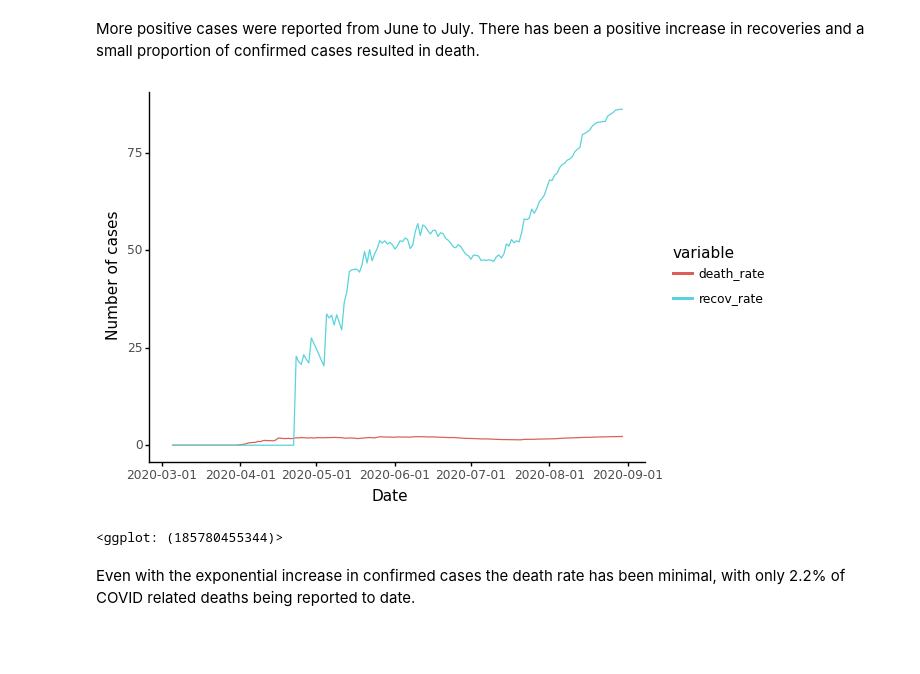
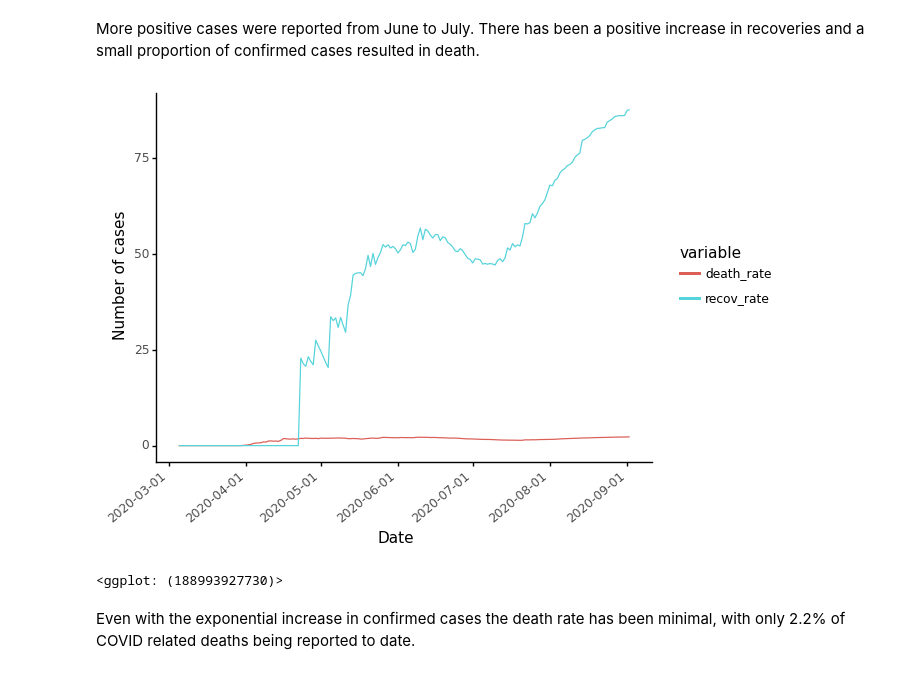
Before and after one commit to ZintleFaltein/Covid-modelling, a Jupyter notebook: Notebooks/Covid19_analysis.ipynb, the cells around one changed output. Saved outputs shown, nothing was run; the diff lists cells and outputs as text; code cells hidden in the pictures; blank space fills up the shorter version.

```diff
--- a/Notebooks/Covid19_analysis.ipynb
+++ b/Notebooks/Covid19_analysis.ipynb
@@ -173,12 +182,13 @@ More positive cases were reported from June to July. There has been a positive i
 # %%
 (ggplot(death_recovery, aes(x='date', y='value', color='variable'))
     + geom_line()
     + labs(x='Date', y='Number of cases')
     + theme_classic()
+    + theme(axis_text_x=element_text(rotation=40, hjust=1))
  )
 # %% [output]
-[figure, old version]
+[figure, new version]
-<ggplot: (185780455344)>
+<ggplot: (188993927730)>
 # %% [markdown]
 Even with the exponential increase in confirmed cases the death rate has been minimal, with only 2.2% of COVID related deaths being reported to date.
 # %%
```
Also changed, not shown: parts of 27 cells of this notebook.
